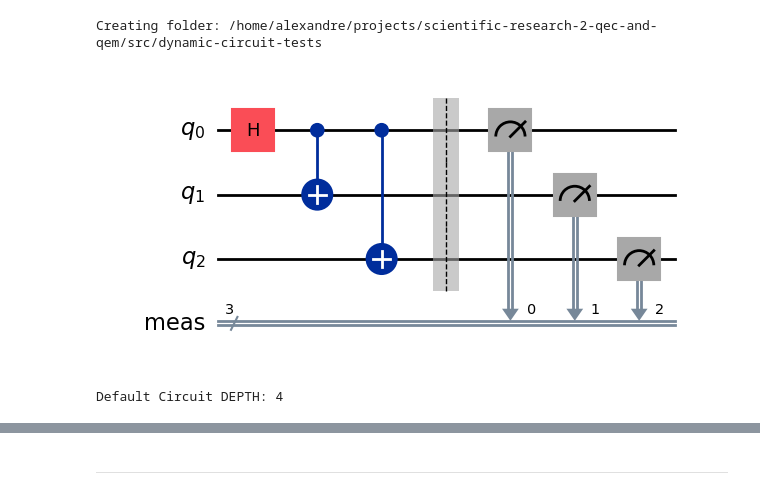
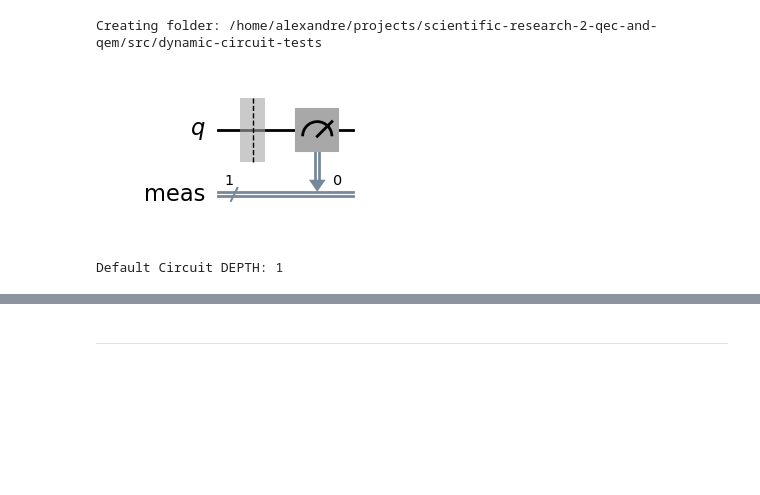
Before and after one commit to Dpbm/scientific-research-2-qec-and-qem, a Jupyter notebook: src/dynamic-circuits.ipynb, the cells around one changed output, grey strips where cells are left out. Drawn from its saved outputs; the diff is of its cells as text; code cells hidden in the pictures; blank space fills up the shorter version.

Commit message:
fix: finished dynamic circuit tests

```diff
--- a/src/dynamic-circuits.ipynb
+++ b/src/dynamic-circuits.ipynb
@@ -33,11 +26,11 @@ pm = generate_preset_pass_manager(optimization_level=3, backend=backend)
+# %%
+N_QUBITS = 1
+SHOTS = 1000
 # %%
-qc = QuantumCircuit(3)
-qc.h(0)
-qc.cx(0,1)
-qc.cx(0,2)
-qc.measure_all()
-display(qc.draw('mpl', filename=generate_full_file_path(OUTPUT_PATH, "GHZ-circuit.png")))
-print(f"Default Circuit DEPTH: {qc.depth()}")
+qc_1 = QuantumCircuit(N_QUBITS)
+qc_1.measure_all()
+display(qc_1.draw('mpl', filename=generate_full_file_path(OUTPUT_PATH, "empty-circuit.png")))
+print(f"Default Circuit DEPTH: {qc_1.depth()}")
 # %% [output]
-[figure, old version]
+[figure, new version]
-Default Circuit DEPTH: 4
+Default Circuit DEPTH: 1
```
Also changed, not shown: parts of 22 cells of this notebook, 5 other files.
